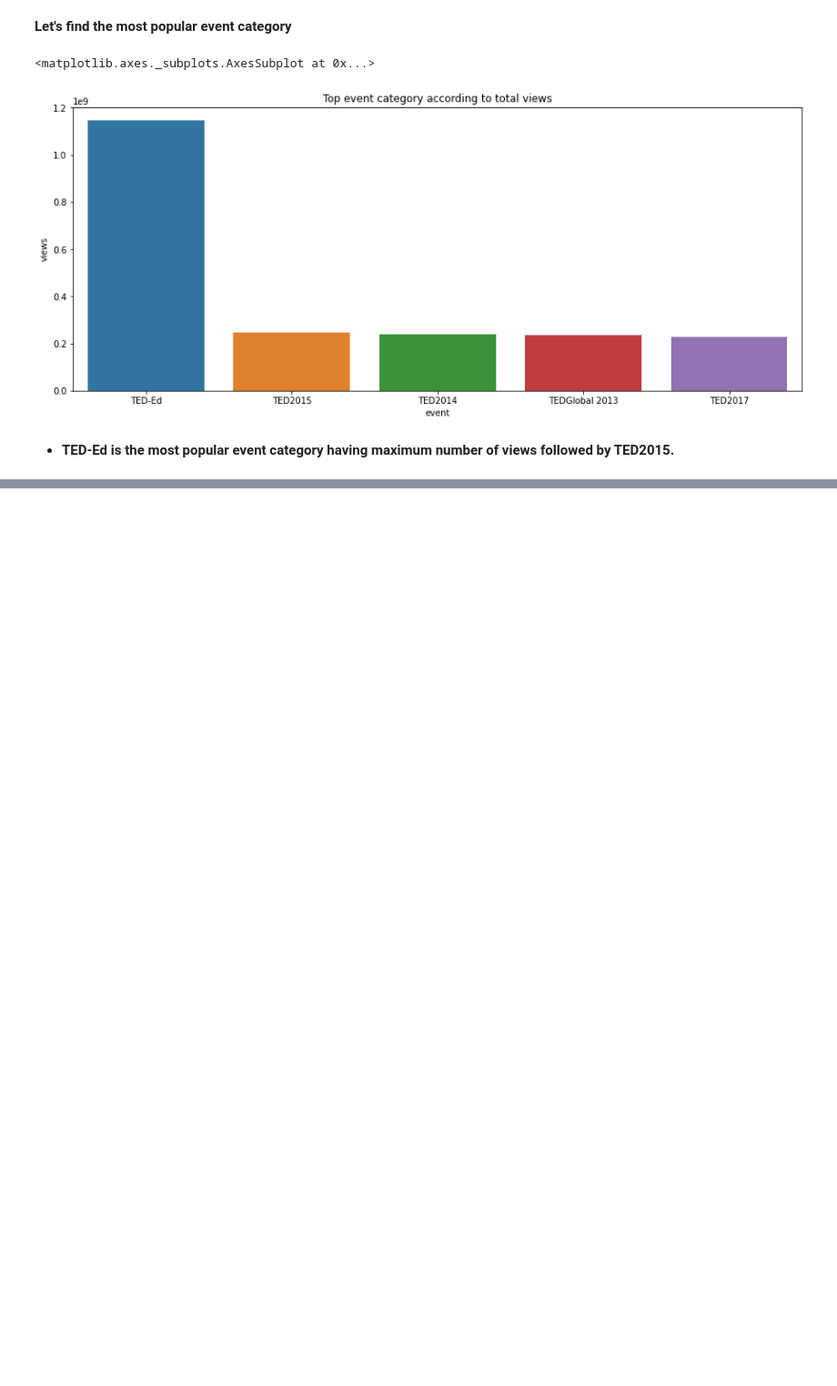
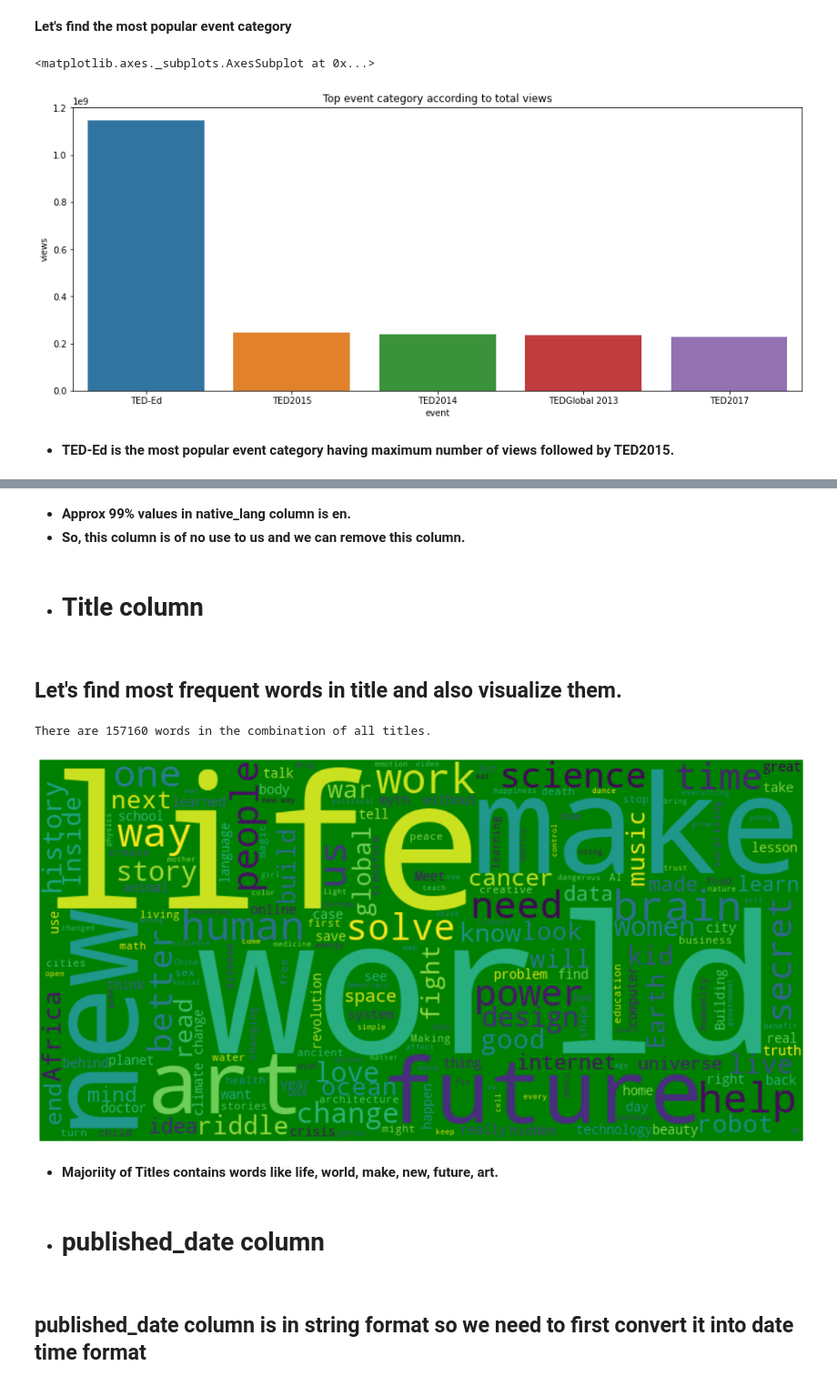
Before and after one commit to PuroshotamSingh/Ted-talk-views-prediction, a Jupyter notebook: Ted_Talk_Views_Prediction_Puroshotam_Singh_Capstone_Project_2.ipynb, the cells around one changed output, grey strips where cells are left out. Shown at 91% size. Cells and saved outputs as stored; diff of their text form; code cells hidden in the pictures; blank space fills up the shorter version.

```diff
--- a/Ted_Talk_Views_Prediction_Puroshotam_Singh_Capstone_Project_2.ipynb
+++ b/Ted_Talk_Views_Prediction_Puroshotam_Singh_Capstone_Project_2.ipynb
@@ -245,0 +268,39 @@ sns.barplot(x='event',y='views',data=pop_event_df)
+# %% [markdown]
+* **Approx 99% values in native_lang column is en.**
+* **So, this column is of no use to us and we can remove this column.**
+# %%
+# Dropping the native_lang column
+
+df.drop(columns='native_lang',inplace=True)
+# %% [markdown]
+
+
+*  # Title column
+# %% [markdown]
+##  **Let's find most frequent words in title and also visualize them.**
+# %%
+# Making of word cloud from title column
+
+from wordcloud import WordCloud,ImageColorGenerator
+text = " ".join(topic for topic in df.title.astype(str))
+print ("There are {} words in the combination of all titles.".format(len(text)))
+
+# Create and generate a word cloud image:
+wordcloud = WordCloud(background_color="green", width=800, height=400).generate(text)
+
+plt.axis("off")
+plt.rcParams["figure.figsize"] = (15,5)
+plt.tight_layout(pad=0)
+plt.imshow(wordcloud, interpolation='bilinear')
+plt.show()
+# %% [output]
+There are 157160 words in the combination of all titles.
+[figure, added]
+# %% [markdown]
+* **Majoriity of Titles contains words like life, world, make, new, future, art.**
+# %% [markdown]
+
+
+*   # published_date column
+# %% [markdown]
+## published_date column is in string format so we need to first convert it into date time format
```
Also changed, not shown: parts of 21 cells of this notebook.
